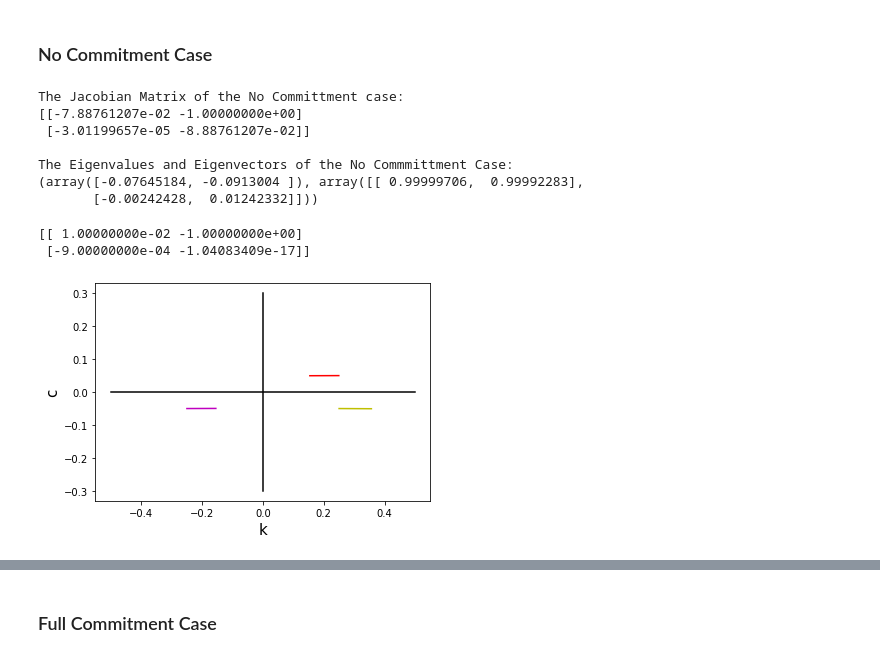
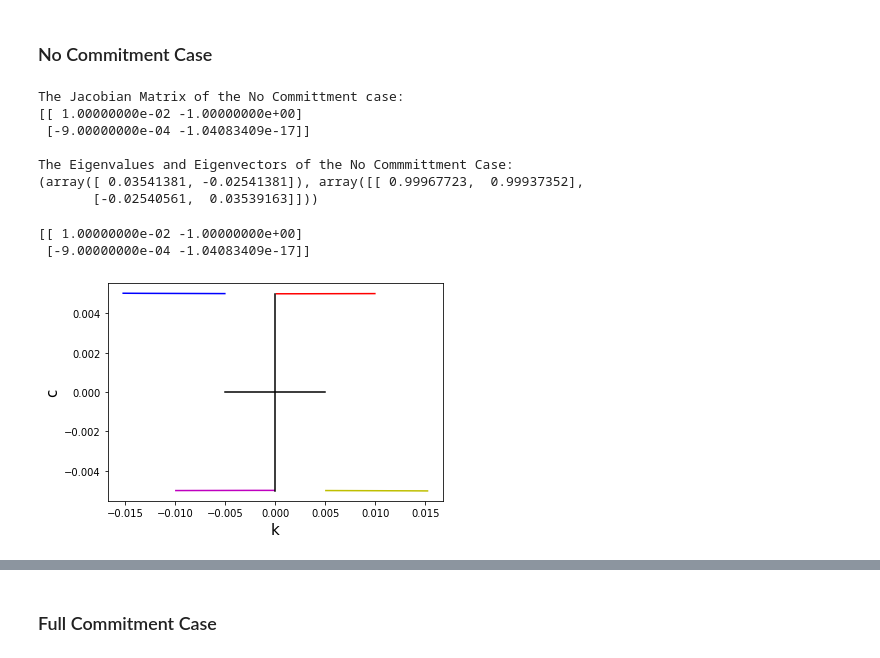
Before and after one commit to Shinsina/PIC-Math-MSCS-390-001, a Jupyter notebook: Jacobian_and_Linearized_System.ipynb, the cells around one changed output, grey strips where cells are left out. Cells and saved outputs as stored; diff of their text form; code cells hidden in the pictures.

```diff
--- a/Jacobian_and_Linearized_System.ipynb
+++ b/Jacobian_and_Linearized_System.ipynb
@@ -107,16 +107,18 @@ def F(t,U,J):
     # System of Equations
     return np.array([ J[0,0]*U[0] + J[0,1]*U[1],
                       J[1,0]*U[0] + J[1,1]*U[1]])
+# %%
+alpha, delta, xt, n = 0.75, 0.05, 0.02, 0.01
+rho, b, gamma = 0.02, 0.5, 0.5
+lam = .03653
+r = (alpha, delta, xt, n, rho, b, gamma)
+
+eq = nullcline_intersection(dFull,r)
+kstar, cstar = eq[0][0], eq[0][1]
+ca, cb, ka, kb = 1e-6, cstar *1.1, 1e-6, kstar * 1.1
 # %% [markdown]
 ### No Commitment Case
 # %%
-#alpha, delta, xt, n, rho, b, gamma = 0.75, 0.05, 0.02, 0.01, 0.02, 0.5, 0.5
-r = (alpha, delta, xt, n, rho, 0, gamma)
-
-alpha, delta, xt, n = 0.75, 0.05, 0.02, 0.01
-rho, b, gamma = 0.02, 0.5, 0.5
-lam = .03653
-
 # Equations of k*_0 and c*_0 for No Commitment
 kzed = (alpha/(delta + lam + xt))**(1/(1-alpha))
 czed = kzed**alpha - (delta + n + xt)*kzed
@@ -135,33 +137,32 @@ print("The Eigenvalues and Eigenvectors of the No Commmittment Case:")
 print(np.linalg.eig(JNo))
 # %% [output]
 The Jacobian Matrix of the No Committment case:
-[[-7.88761207e-02 -1.00000000e+00]
- [-3.01199657e-05 -8.88761207e-02]]
+[[ 1.00000000e-02 -1.00000000e+00]
+ [-9.00000000e-04 -1.04083409e-17]]
 
 The Eigenvalues and Eigenvectors of the No Commmittment Case:
-(array([-0.07645184, -0.0913004 ]), array([[ 0.99999706,  0.99992283],
-       [-0.00242428,  0.01242332]]))
+(array([ 0.03541381, -0.02541381]), array([[ 0.99967723,  0.99937352],
+       [-0.02540561,  0.03539163]]))
 # %%
 UpLfQ = [-0.005, .005]  # Value in upper left quadrant (Blue)
 UpRtQ = [0.01, .005]   # Value in upper right quadrant (Red)
 LwLfQ = [-0.01, -0.005] # Value in lower left quadrantn(Purple)
 LwRtQ = [0.005, -0.005]  # Value in lower right quadrant (Yellow)
 
-
+# Values in the Jacobian of the No Comittment Case
 JentriesNo = np.array([[JNo[0,0],JNo[0,1]],[JNo[1,0],JNo[1,1]]])
 print(JentriesNo)
 
-t,v = rk4_solve(0,2,1e-2, UpLfQ,F,JNo)
-t2,v2 = rk4_solve(0,2,1e-2, UpRtQ,F,JNo)
-t3,v3 = rk4_solve(0,2,1e-2, LwLfQ,F,JNo)
-t4,v4 = rk4_solve(0,2,1e-2, LwRtQ,F,JNo)
+tNo,vNo = rk4_solve(0,2,1e-2, UpLfQ,F,JNo)
+tNo2,vNo2 = rk4_solve(0,2,1e-2, UpRtQ,F,JNo)
+tNo3,vNo3 = rk4_solve(0,2,1e-2, LwLfQ,F,JNo)
+tNo4,vNo4 = rk4_solve(0,2,1e-2, LwRtQ,F,JNo)
 
-#np.shape(v)
-plt.plot(v[:,0],v[:,1], 'b',v2[:,0], v2[:,1],'r',v3[:,0], v3[:,1],'m',v4[:,0], v4[:,1],'y',
-         [-.5,.50],[0,0],'k',[0,0],[-.30, .30],'k');
+plt.plot(vNo[:,0],vNo[:,1], 'b',vNo2[:,0], vNo2[:,1],'r',vNo3[:,0], vNo3[:,1],'m',vNo4[:,0], vNo4[:,1],'y',
+         [-.005,.0050],[0,0],'k',[0,0],[-.0050, .0050],'k');
 plt.xlabel('k',size=15)
 plt.ylabel('c',size=15);
 # %% [output]
 [[ 1.00000000e-02 -1.00000000e+00]
  [-9.00000000e-04 -1.04083409e-17]]
-[figure, old version]
+[figure, new version]
```
Also changed, not shown: parts of 13 cells of this notebook.
